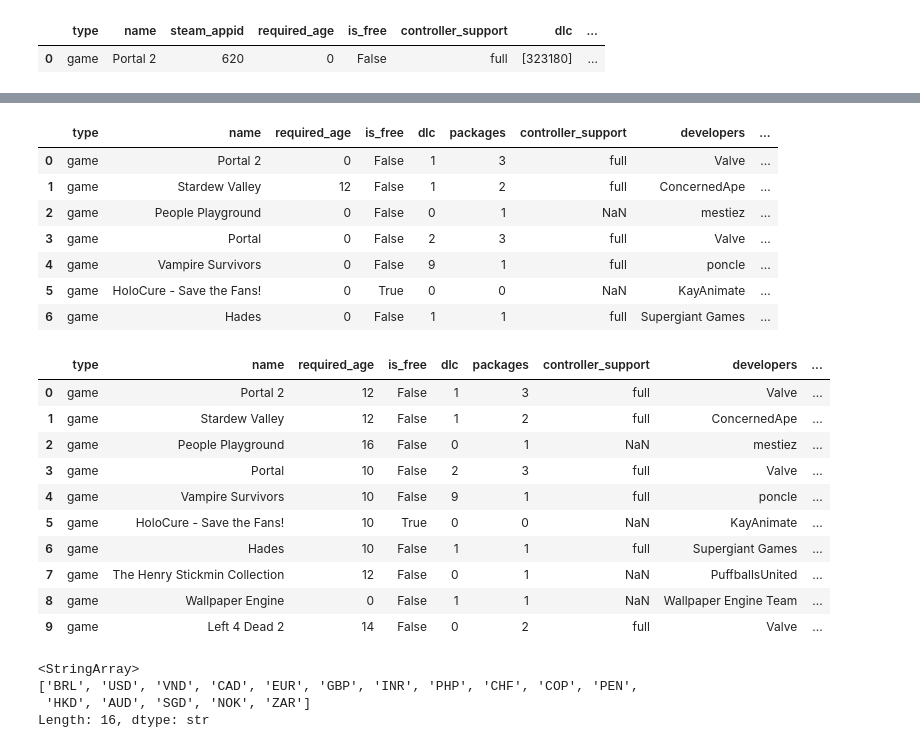
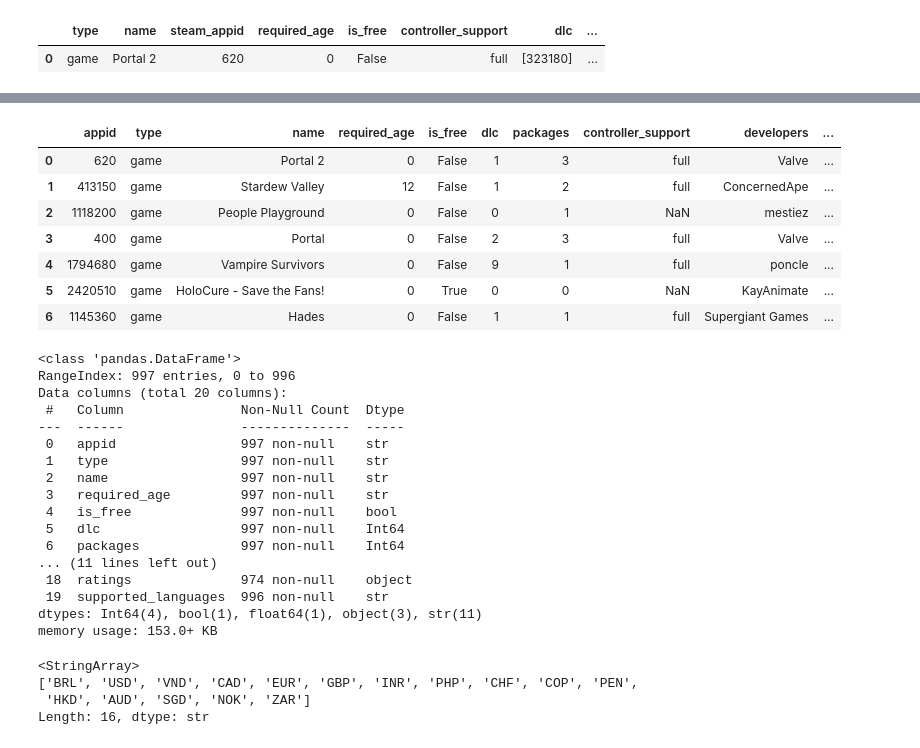
Before and after one commit to jjuniorbrasil/steam-analysis, a Jupyter notebook: notebooks/scrubing.ipynb, the cells around one changed output, grey strips where cells are left out. Saved outputs shown, nothing was run; the diff lists cells and outputs as text; code cells hidden in the pictures.

```diff
--- a/notebooks/scrubing.ipynb
+++ b/notebooks/scrubing.ipynb
@@ -65,9 +73,10 @@ pd.set_option('display.max_columns', 22)
 | 446 | dlc | The Witcher 3: Wild Hunt - Blood ... | 378648 | 0 | False | full | NaN | ... |
 | 878 | dlc | The Witcher 3: Wild Hunt - Expans... | 355880 | 0 | False | full | NaN | ... |
 # %%
-df_colunas_filtradas = df_normalized_dirty[['type', 'name', 'required_age', 'is_free', 'dlc','packages','controller_support',
+df_colunas_filtradas = df_normalized_dirty[['appid','type', 'name', 'required_age', 'is_free', 'dlc','packages','controller_support',
                                             'developers', 'publishers', 'pc_requirements', 'price_overview', 'metacritic',
                                             'categories', 'genres', 'recommendations', 'achievements', 'release_date', 'ratings', 'supported_languages']]
+
 
 # formatando colunas
 
@@ -107,80 +116,87 @@ df_colunas_filtradas['genres'] = df_colunas_filtradas['genres'].apply(extrair_de
 df_colunas_filtradas['categories'] = df_colunas_filtradas['categories'].apply(extrair_descriptions);
 
 import re
 
 def limpar_idiomas(texto):
     if isinstance(texto, str):
         # 1. Remove as tags HTML (ex: <strong>, </strong>)
         texto_sem_html = re.sub(r'<[^>]*>', '', texto)
         # 2. Remove o asterisco (*) e eventuais espaços extras ao redor dele
         texto_limpo = re.sub(r'\s*\*+', '', texto_sem_html)
         return texto_limpo.strip()
     return texto
 
 # Aplica a limpeza na coluna supported_languages
 df_colunas_filtradas['supported_languages'] = df_colunas_filtradas['supported_languages'].apply(limpar_idiomas)
 
 
-
 def contar_itens(x):
     if isinstance(x, list):
         return len(x)
     return 0
 
 if 'dlc' in df_colunas_filtradas.columns:
     df_colunas_filtradas['dlc'] = df_colunas_filtradas['dlc'].apply(contar_itens).astype('Int64')
 
 if 'packages' in df_colunas_filtradas.columns:
     df_colunas_filtradas['packages'] = df_colunas_filtradas['packages'].apply(contar_itens).astype('Int64')
 
 display(df_colunas_filtradas.head(7))
 # %% [output]
-|  | type | name | required_age | is_free | dlc | packages | controller_support | developers | ... |
-| 0 | game | Portal 2 | 0 | False | 1 | 3 | full | Valve | ... |
-| 1 | game | Stardew Valley | 12 | False | 1 | 2 | full | ConcernedApe | ... |
-| 2 | game | People Playground | 0 | False | 0 | 1 | NaN | mestiez | ... |
-| 3 | game | Portal | 0 | False | 2 | 3 | full | Valve | ... |
-| 4 | game | Vampire Survivors | 0 | False | 9 | 1 | full | poncle | ... |
-| 5 | game | HoloCure - Save the Fans! | 0 | True | 0 | 0 | NaN | KayAnimate | ... |
-| 6 | game | Hades | 0 | False | 1 | 1 | full | Supergiant Games | ... |
+|  | appid | type | name | required_age | is_free | dlc | packages | controller_support | developers | ... |
+| 0 | 620 | game | Portal 2 | 0 | False | 1 | 3 | full | Valve | ... |
+| 1 | 413150 | game | Stardew Valley | 12 | False | 1 | 2 | full | ConcernedApe | ... |
+| 2 | 1118200 | game | People Playground | 0 | False | 0 | 1 | NaN | mestiez | ... |
+| 3 | 400 | game | Portal | 0 | False | 2 | 3 | full | Valve | ... |
+| 4 | 1794680 | game | Vampire Survivors | 0 | False | 9 | 1 | full | poncle | ... |
+| 5 | 2420510 | game | HoloCure - Save the Fans! | 0 | True | 0 | 0 | NaN | KayAnimate | ... |
+| 6 | 1145360 | game | Hades | 0 | False | 1 | 1 | full | Supergiant Games | ... |
 # %%
 
+# 1. Garante que a coluna está como string para aceitar textos como "L", "18", etc.
+df_colunas_filtradas['required_age'] = df_colunas_filtradas['required_age'].astype(str)
 
-
-df_colunas_filtradas['required_age'] = pd.to_numeric(df_colunas_filtradas['required_age'], errors='coerce').fillna(0).astype('Int64')
-
-#  Cria uma função ou lógica para extrair a idade do dejus da coluna 'ratings'
-def extrair_idade_dejus(ratings):
+# 2. Função que busca a rating do Dejus estritamente como string
+def extrair_idade_dejus_str(ratings):
     if isinstance(ratings, dict):
         dejus_info = ratings.get('dejus')
         if isinstance(dejus_info, dict):
-            # Tenta pegar 'required_age' ou 'rating' do dejus
-            idade = dejus_info.get('required_age') or dejus_info.get('rating')
+            # Pega 'required_age' ou 'rating' do dejus
+            idade = dejus_info.get('rating')
+
             if idade is not None:
-                return pd.to_numeric(idade, errors='coerce')
+                # Retorna limpo como string maiúscula (ex: "L", "18")
+                return str(idade).strip().upper()
     return None
 
-#  Aplica a substituição: onde required_age for 0, substitui pela idade do dejus (se houver)
-mascara_zero = (df_colunas_filtradas['required_age'] == 0) | (df_colunas_filtradas['required_age'].isna())
+# 3. Extrai os valores do Dejus para todas as linhas
+valores_dejus = df_colunas_filtradas['ratings'].apply(extrair_idade_dejus_str)
 
-df_colunas_filtradas.loc[mascara_zero, 'required_age'] = df_colunas_filtradas.loc[mascara_zero, 'ratings'].apply(extrair_idade_dejus)
+# 4. A máscara agora serve apenas para identificar onde o Dejus EXISTE (não é nulo)
+mascara_tem_dejus = valores_dejus.notna()
 
-# Converte definitivamente para inteiro com suporte a nulos no final
-df_colunas_filtradas['required_age'] = pd.to_numeric(df_colunas_filtradas['required_age'], errors='coerce').astype('Int64')
+# 5. Sobrescreve o required_age onde houver dados do Dejus; caso contrário, mantém o original
+df_colunas_filtradas.loc[mascara_tem_dejus, 'required_age'] = valores_dejus[mascara_tem_dejus]
 
-display(df_colunas_filtradas.head(10))
+df_colunas_filtradas.info()
 # %% [output]
-|  | type | name | required_age | is_free | dlc | packages | controller_support | developers | ... |
-| 0 | game | Portal 2 | 12 | False | 1 | 3 | full | Valve | ... |
-| 1 | game | Stardew Valley | 12 | False | 1 | 2 | full | ConcernedApe | ... |
-| 2 | game | People Playground | 16 | False | 0 | 1 | NaN | mestiez | ... |
-| 3 | game | Portal | 10 | False | 2 | 3 | full | Valve | ... |
-| 4 | game | Vampire Survivors | 10 | False | 9 | 1 | full | poncle | ... |
-| 5 | game | HoloCure - Save the Fans! | 10 | True | 0 | 0 | NaN | KayAnimate | ... |
-| 6 | game | Hades | 10 | False | 1 | 1 | full | Supergiant Games | ... |
-| 7 | game | The Henry Stickmin Collection | 12 | False | 0 | 1 | NaN | PuffballsUnited | ... |
-| 8 | game | Wallpaper Engine | 0 | False | 1 | 1 | NaN | Wallpaper Engine Team | ... |
-| 9 | game | Left 4 Dead 2 | 14 | False | 0 | 2 | full | Valve | ... |
+<class 'pandas.DataFrame'>
+RangeIndex: 997 entries, 0 to 996
+Data columns (total 20 columns):
+ #   Column               Non-Null Count  Dtype
+---  ------               --------------  -----
+ 0   appid                997 non-null    str
+ 1   type                 997 non-null    str
+ 2   name                 997 non-null    str
+ 3   required_age         997 non-null    str
+ 4   is_free              997 non-null    bool
+ 5   dlc                  997 non-null    Int64
+ 6   packages             997 non-null    Int64
+... (11 lines left out)
+ 18  ratings              974 non-null    object
+ 19  supported_languages  996 non-null    str
+dtypes: Int64(4), bool(1), float64(1), object(3), str(11)
+memory usage: 153.0+ KB
 # %%
 
 
```
Also changed, not shown: parts of 18 cells of this notebook, 2 other files.
